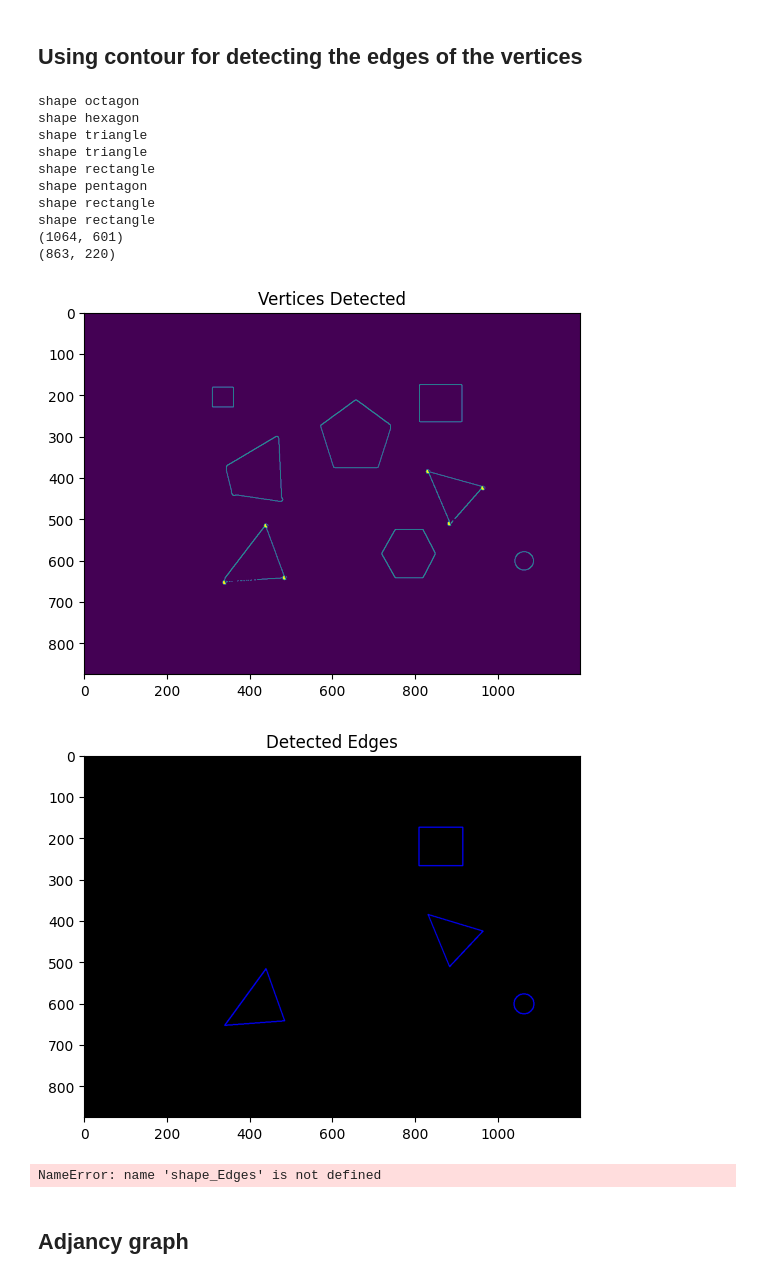
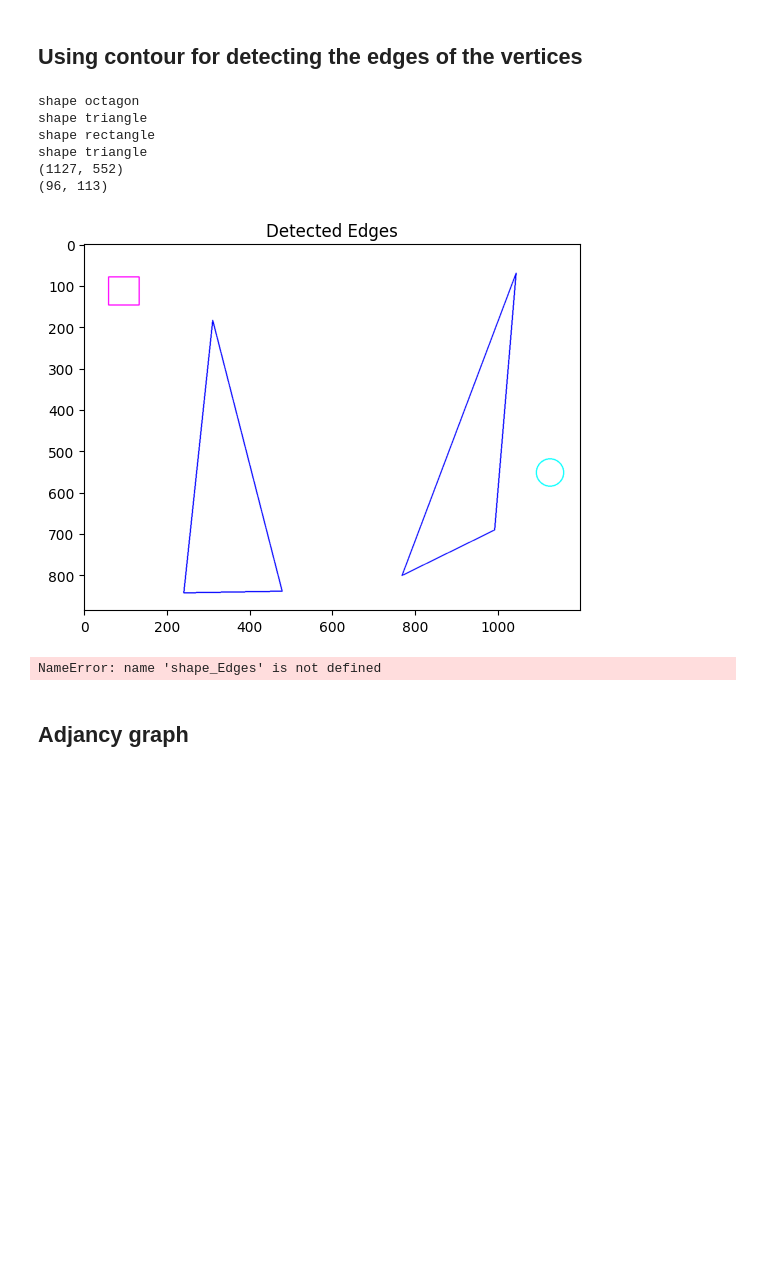
Before and after one commit to Owhenthesaints/Project_Basics_For_Mobile_Robotics, a Jupyter notebook: dependencies/Project path planing (2).ipynb, the cells around one changed output. Cells and saved outputs as stored; diff of their text form; code cells hidden in the pictures; blank space fills up the shorter version.

```diff
--- a/dependencies/Project path planing (2).ipynb
+++ b/dependencies/Project path planing (2).ipynb
@@ -57,9 +24,9 @@ from shapely.geometry import LineString
 ## Imoprting and scaling image
 # %%
 # Load the image
-#filename = 'visibility.png'
+filename = 'visibility.png'
 #filename = 'visibility_bis.png'
-filename = 'testImages.png'
+#filename = 'testImages.png'
 
 img = cv2.imread(filename, cv2.IMREAD_GRAYSCALE)
 
@@ -245,48 +212,45 @@ for cnt in contours:
 
 
 print((Xcent,Ycent))
+robot_position = [Xrob_center,Yrob_center]
+goal_position = [Xcent,Ycent]
 print((Xrob_center,Yrob_center))
 # %% [output]
 shape octagon
-shape hexagon
-shape triangle
 shape triangle
 shape rectangle
-shape pentagon
-shape rectangle
-shape rectangle
-(1064, 601)
-(863, 220)
+shape triangle
+(1127, 552)
+(96, 113)
 # %%
 # Display the initial image with highlighted vertices
-plt.imshow(canny_img)
-plt.title('Vertices Detected')
-plt.show()
+# plt.imshow(canny_img)
+# plt.title('Vertices Detected')
+# plt.show()
 
 
 # Create a blank image
-blank_img = np.zeros((comp_height, comp_width, 3), np.uint8)
+blank_img = np.ones((comp_height, comp_width, 3), np.uint8) * 255
 
 # Plot the lines for each triangle
 for edges in triangle_edges:
     for edge in edges:
         cv2.line(blank_img, edge[0], edge[1], (0, 0, 255), 2)
 
 # Draw the final position
-cv2.circle(blank_img, (Xcent, Ycent), int(radius), (0, 0, 255), 2)
+cv2.circle(blank_img, (Xcent, Ycent), int(radius), (0, 255, 255), 2)
 
 
 # Draw the robot position
-cv2.rectangle(blank_img, (Xrob, Yrob), (Xrob + Wrob, Yrob + Hrob), (0, 0, 255), 2)
+cv2.rectangle(blank_img, (Xrob, Yrob), (Xrob + Wrob, Yrob + Hrob), (255, 0, 255), 2)
 
 plt.imshow(blank_img)
 plt.title('Detected Edges')
 plt.axis('on')
 plt.show()
 print(shape_Edges)
 # %% [output]
-[figure, old version]
+[figure, new version]
-[figure, removed]
 NameError: name 'shape_Edges' is not defined
 # %% [markdown]
 ## Adjancy graph
```
Also changed, not shown: parts of 23 cells of this notebook, 1 other file.
